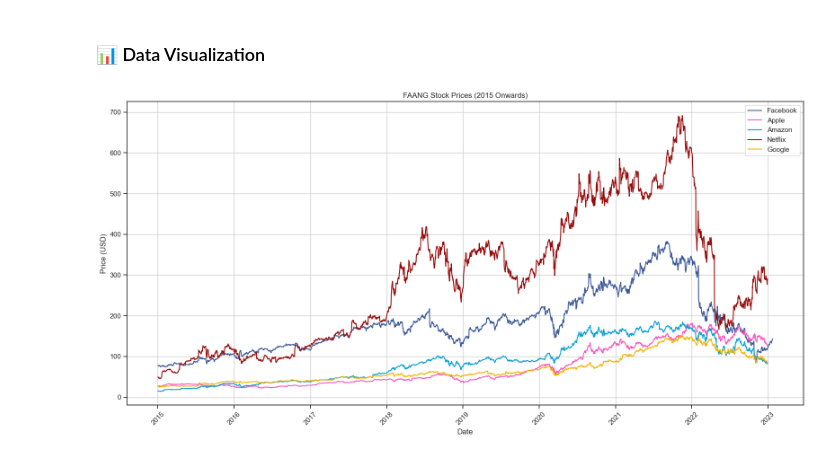
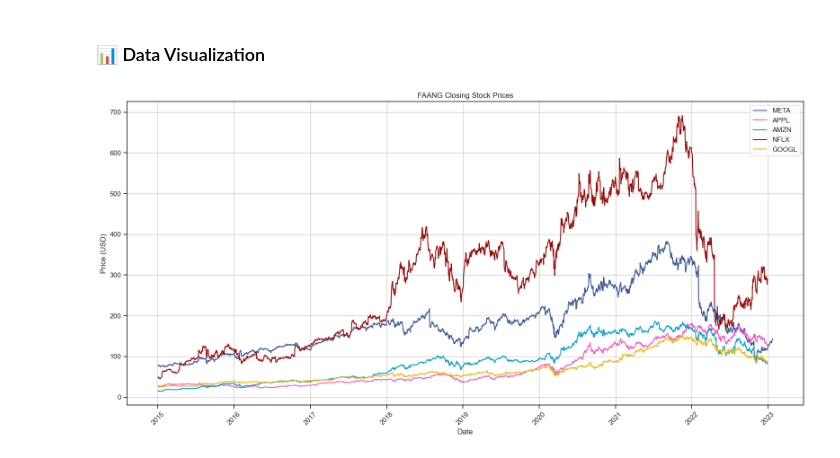
Before and after one commit to mhayeri/tidytuesday, a Jupyter notebook: datasets/2023-02-07_Big-Tech-Stock-Prices/big_tech_stock_prices.ipynb, the cells around one changed output. Drawn from its saved outputs; the diff is of its cells as text; code cells hidden in the pictures.

Commit message:
[dataset 2023-02-07]: updated logic to loop through tuples of data when plotting closing prices

```diff
--- a/datasets/2023-02-07_Big-Tech-Stock-Prices/big_tech_stock_prices.ipynb
+++ b/datasets/2023-02-07_Big-Tech-Stock-Prices/big_tech_stock_prices.ipynb
@@ -108,22 +108,27 @@ apple_df = df[(df["stock_symbol"] == "AAPL") & (df["date"] >= "2015-01-01")]
 amzn_df = df[(df["stock_symbol"] == "AMZN") & (df["date"] >= "2015-01-01")]
 nflx_df = df[(df["stock_symbol"] == "NFLX") & (df["date"] >= "2015-01-01")]
 goog_df = df[(df["stock_symbol"] == "GOOGL") & (df["date"] >= "2015-01-01")]
+
+stocks = (
+    (meta_df, "META", "#3B5998"),
+    (apple_df, "APPL", "#FA57C1"),
+    (amzn_df, "AMZN", "#05A0D1"),
+    (nflx_df, "NFLX", "#980A0A"),
+    (goog_df, "GOOGL", "#F4B400"),
+)
 # %%
 # Comparision of closing prices of FAANG stocks from 2015 onwards
 plt.figure(figsize=(16, 8))
-sns.lineplot(data=meta_df, x="date", y="close", label="Facebook", color="#3B5998")
-sns.lineplot(data=apple_df, x='date', y='close', label='Apple', color='#FA57C1')
-sns.lineplot(data=amzn_df, x="date", y="close", label="Amazon", color="#05A0D1")
-sns.lineplot(data=nflx_df, x="date", y="close", label="Netflix", color="#980A0A")
-sns.lineplot(data=goog_df, x="date", y="close", label="Google", color="#F4B400")
+for stock_df, label, color in stocks:
+    sns.lineplot(data=stock_df, x="date", y="close", label=label, color=color)
 
-plt.title('FAANG Stock Prices (2015 Onwards)')
+plt.title('FAANG Closing Stock Prices')
 plt.xlabel('Date')
 plt.ylabel('Price (USD)')
 plt.legend()
 plt.xticks(rotation=45)
 plt.tight_layout()
 plt.grid(True)
 plt.show()
 # %% [output]
-[figure, old version]
+[figure, new version]
```
